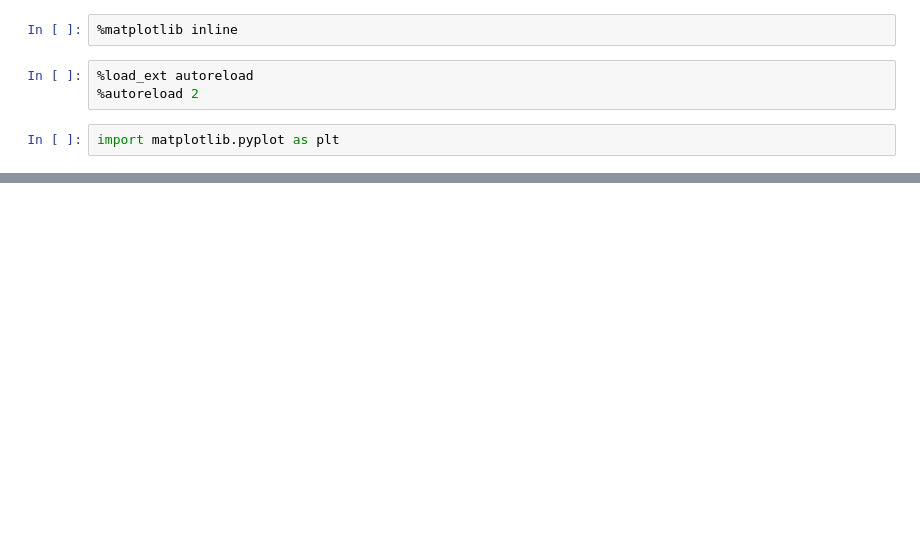
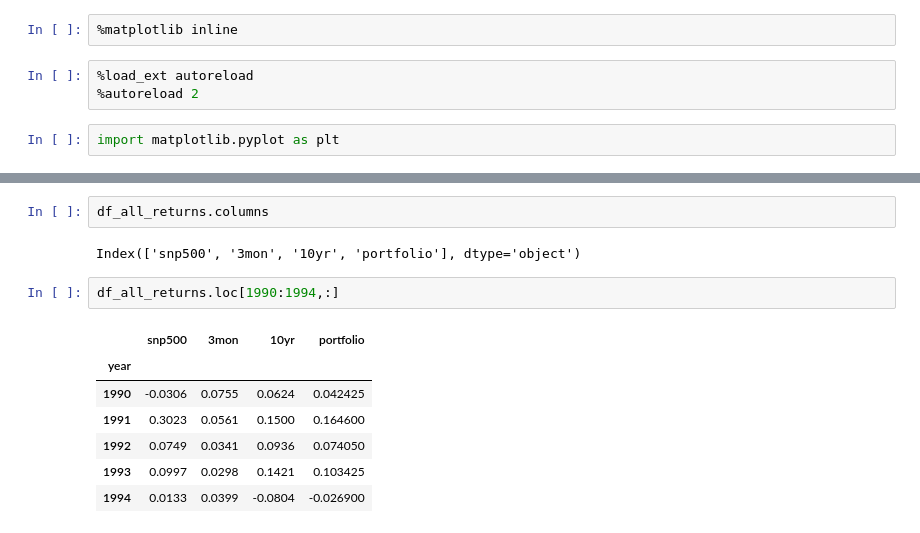
Before and after one commit to matsmaiwald/historical_asset_returns, a Jupyter notebook: Plots.ipynb, the cells around one changed output, grey strips where cells are left out. Drawn from its saved outputs; the diff is of its cells as text; blank space fills up the shorter version.

```diff
--- a/Plots.ipynb
+++ b/Plots.ipynb
@@ -101,0 +102,14 @@ year
+# %%
+df_all_returns.columns
+# %% [output]
+Index(['snp500', '3mon', '10yr', 'portfolio'], dtype='object')
+# %%
+df_all_returns.loc[1990:1994,:]
+# %% [output]
+|  | snp500 | 3mon | 10yr | portfolio |
+| year |  |  |  |  |
+| 1990 | -0.0306 | 0.0755 | 0.0624 | 0.042425 |
+| 1991 | 0.3023 | 0.0561 | 0.1500 | 0.164600 |
+| 1992 | 0.0749 | 0.0341 | 0.0936 | 0.074050 |
+| 1993 | 0.0997 | 0.0298 | 0.1421 | 0.103425 |
+| 1994 | 0.0133 | 0.0399 | -0.0804 | -0.026900 |
```
Also changed, not shown: parts of 2 cells of this notebook.
